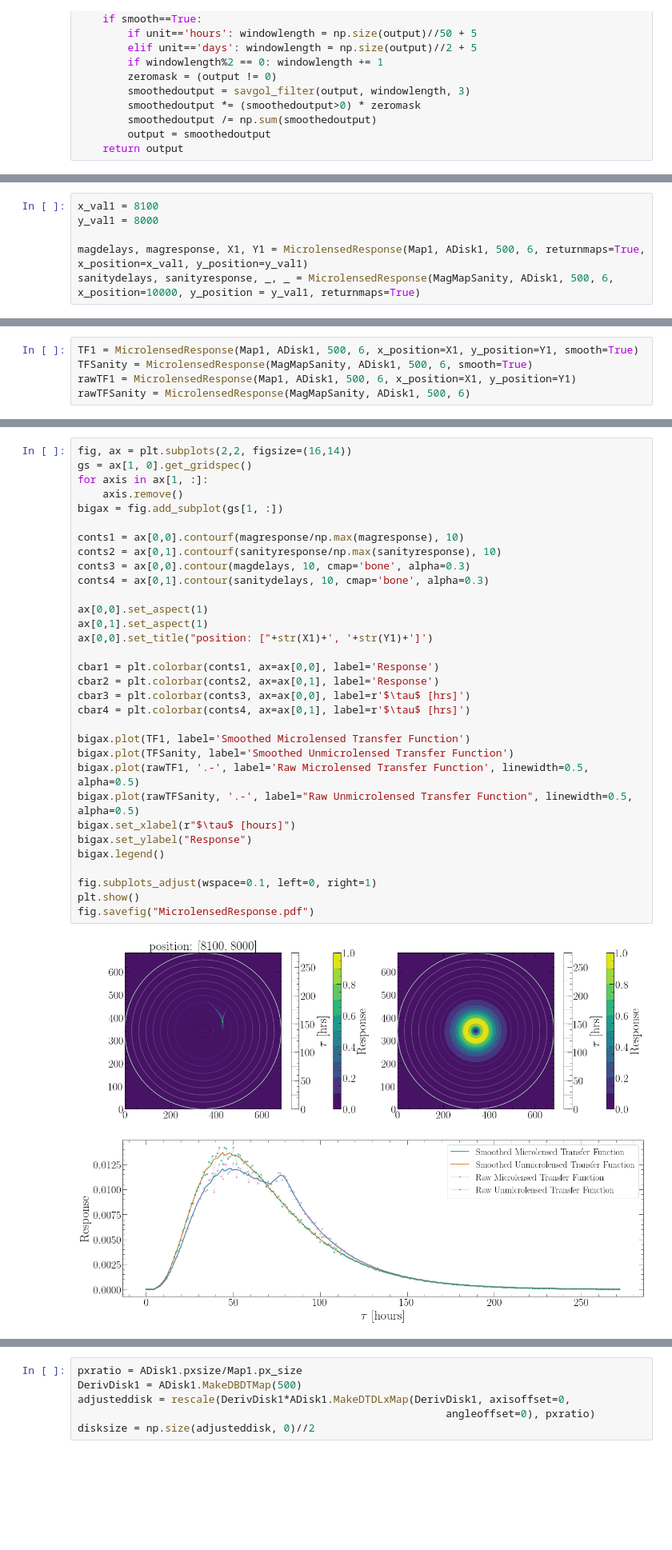
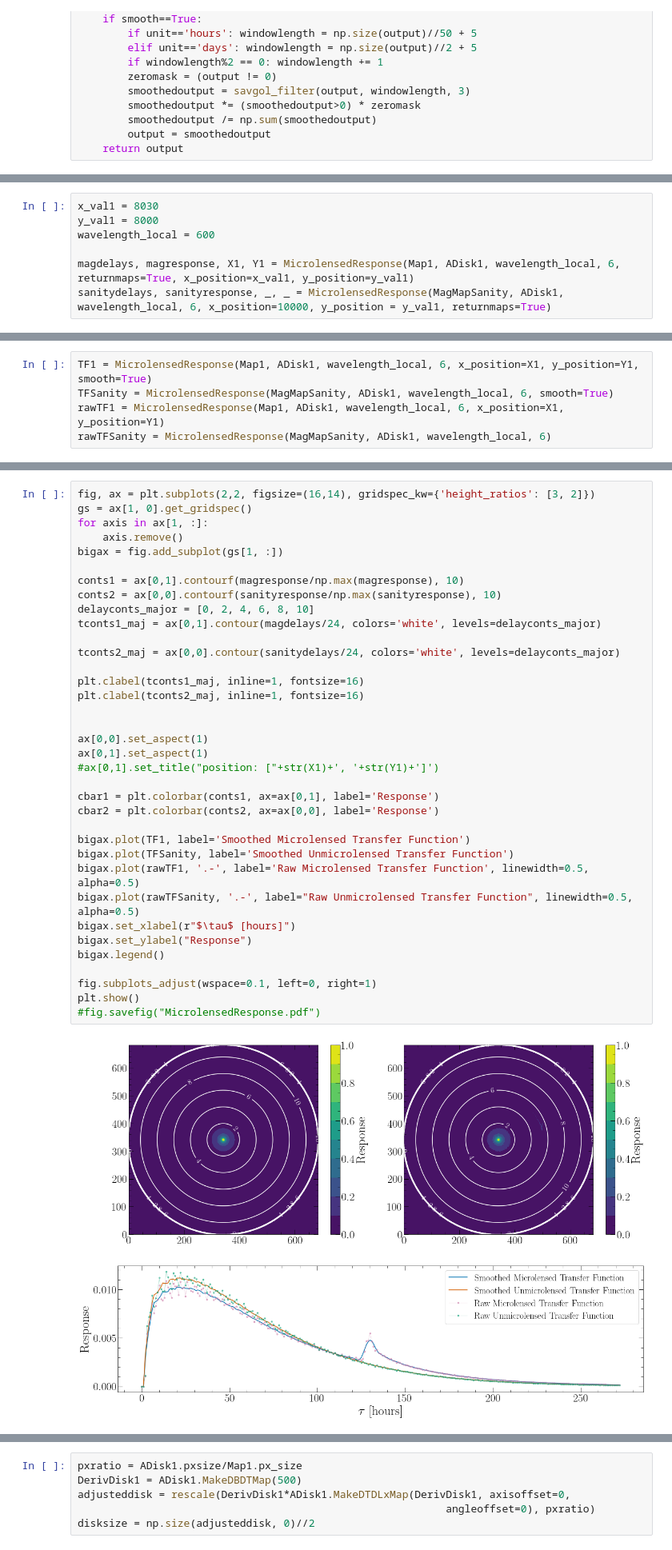
Before and after one commit to Henry-Best-01/Amoeba, a Jupyter notebook: TFMicrolensed.ipynb, the cells around one changed output, grey strips where cells are left out. Shown at 80% size. Saved outputs shown, nothing was run; the diff lists cells and outputs as text; blank space fills up the shorter version.

```diff
--- a/TFMicrolensed.ipynb
+++ b/TFMicrolensed.ipynb
@@ -243,9 +258,10 @@ MagMapSanity = Amoeba.MagnificationMap(2.0, 1.0, '/Users/henrybest/PythonStuff/L
 # %%
-x_val1 = 8100
+x_val1 = 8030
 y_val1 = 8000
+wavelength_local = 600
 
-magdelays, magresponse, X1, Y1 = MicrolensedResponse(Map1, ADisk1, 500, 6, returnmaps=True, x_position=x_val1, y_position=y_val1)
-sanitydelays, sanityresponse, _, _ = MicrolensedResponse(MagMapSanity, ADisk1, 500, 6, x_position=10000, y_position = y_val1, returnmaps=True)
+magdelays, magresponse, X1, Y1 = MicrolensedResponse(Map1, ADisk1, wavelength_local, 6, returnmaps=True, x_position=x_val1, y_position=y_val1)
+sanitydelays, sanityresponse, _, _ = MicrolensedResponse(MagMapSanity, ADisk1, wavelength_local, 6, x_position=10000, y_position = y_val1, returnmaps=True)
 # %%
 fig, ax = plt.subplots(1,2, figsize=(18,5))
 conts1 = ax[0].imshow(magresponse/np.max((magresponse)))
@@ -271,8 +287,8 @@ plt.show()   # Imshow has inverted y axis
 # %%
-TF1 = MicrolensedResponse(Map1, ADisk1, 500, 6, x_position=X1, y_position=Y1, smooth=True)
-TFSanity = MicrolensedResponse(MagMapSanity, ADisk1, 500, 6, smooth=True)
-rawTF1 = MicrolensedResponse(Map1, ADisk1, 500, 6, x_position=X1, y_position=Y1)
-rawTFSanity = MicrolensedResponse(MagMapSanity, ADisk1, 500, 6)
+TF1 = MicrolensedResponse(Map1, ADisk1, wavelength_local, 6, x_position=X1, y_position=Y1, smooth=True)
+TFSanity = MicrolensedResponse(MagMapSanity, ADisk1, wavelength_local, 6, smooth=True)
+rawTF1 = MicrolensedResponse(Map1, ADisk1, wavelength_local, 6, x_position=X1, y_position=Y1)
+rawTFSanity = MicrolensedResponse(MagMapSanity, ADisk1, wavelength_local, 6)
 # %%
 fig, ax = plt.subplots(figsize=(12, 6))
 ax.plot(TF1, label='Smoothed Microlensed Transfer Function')
@@ -288,37 +304,41 @@ plt.show()
 # %%
-fig, ax = plt.subplots(2,2, figsize=(16,14))
+fig, ax = plt.subplots(2,2, figsize=(16,14), gridspec_kw={'height_ratios': [3, 2]})
 gs = ax[1, 0].get_gridspec()
 for axis in ax[1, :]:
     axis.remove()
 bigax = fig.add_subplot(gs[1, :])
 
-conts1 = ax[0,0].contourf(magresponse/np.max(magresponse), 10)
-conts2 = ax[0,1].contourf(sanityresponse/np.max(sanityresponse), 10)
-conts3 = ax[0,0].contour(magdelays, 10, cmap='bone', alpha=0.3)
-conts4 = ax[0,1].contour(sanitydelays, 10, cmap='bone', alpha=0.3)
+conts1 = ax[0,1].contourf(magresponse/np.max(magresponse), 10)
+conts2 = ax[0,0].contourf(sanityresponse/np.max(sanityresponse), 10)
+delayconts_major = [0, 2, 4, 6, 8, 10]
+tconts1_maj = ax[0,1].contour(magdelays/24, colors='white', levels=delayconts_major)
+
+tconts2_maj = ax[0,0].contour(sanitydelays/24, colors='white', levels=delayconts_major)
+
+plt.clabel(tconts1_maj, inline=1, fontsize=16)
+plt.clabel(tconts2_maj, inline=1, fontsize=16)
+
 
 ax[0,0].set_aspect(1)
 ax[0,1].set_aspect(1)
-ax[0,0].set_title("position: ["+str(X1)+', '+str(Y1)+']')
+#ax[0,1].set_title("position: ["+str(X1)+', '+str(Y1)+']')
 
-cbar1 = plt.colorbar(conts1, ax=ax[0,0], label='Response')
-cbar2 = plt.colorbar(conts2, ax=ax[0,1], label='Response')
-cbar3 = plt.colorbar(conts3, ax=ax[0,0], label=r'$\tau$ [hrs]')
-cbar4 = plt.colorbar(conts4, ax=ax[0,1], label=r'$\tau$ [hrs]')
+cbar1 = plt.colorbar(conts1, ax=ax[0,1], label='Response')
+cbar2 = plt.colorbar(conts2, ax=ax[0,0], label='Response')
 
 bigax.plot(TF1, label='Smoothed Microlensed Transfer Function')
 bigax.plot(TFSanity, label='Smoothed Unmicrolensed Transfer Function')
 bigax.plot(rawTF1, '.-', label='Raw Microlensed Transfer Function', linewidth=0.5, alpha=0.5)
 bigax.plot(rawTFSanity, '.-', label="Raw Unmicrolensed Transfer Function", linewidth=0.5, alpha=0.5)
 bigax.set_xlabel(r"$\tau$ [hours]")
 bigax.set_ylabel("Response")
 bigax.legend()
 
 fig.subplots_adjust(wspace=0.1, left=0, right=1)
 plt.show()
-fig.savefig("MicrolensedResponse.pdf")
+#fig.savefig("MicrolensedResponse.pdf")
 # %% [output]
-[figure, old version]
+[figure, new version]
 # %%
 print(np.shape(TF1))
 print(np.max(magdelays))
```
Also changed, not shown: parts of 41 cells of this notebook.
